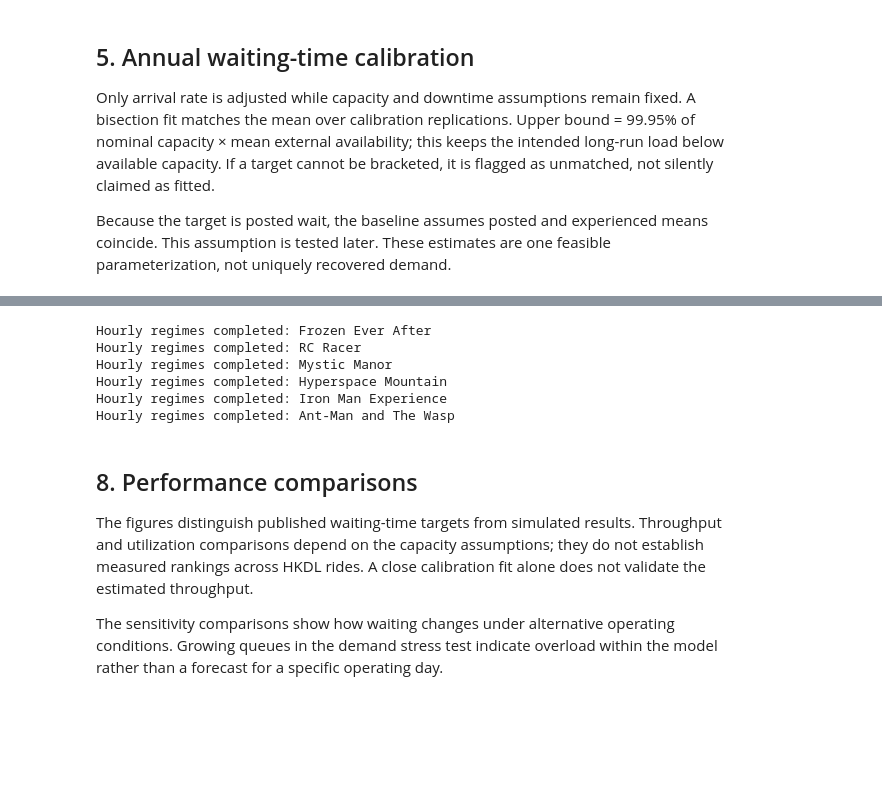
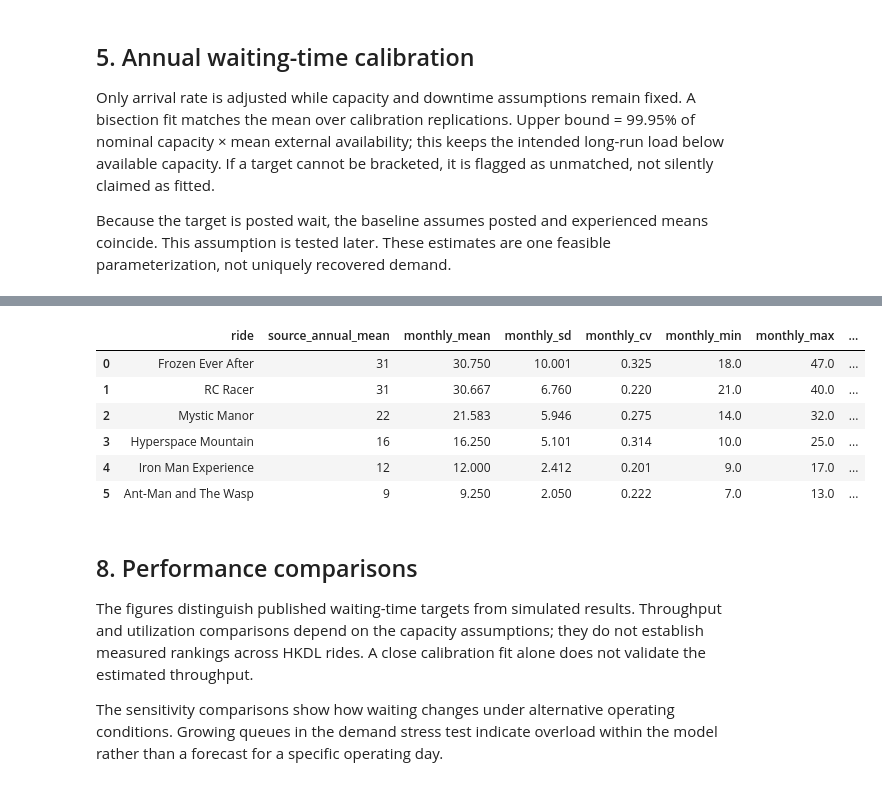
Before and after one commit to Jaey0un/hkdl-queue-simulation, a Jupyter notebook: output/six_ride_model/HKDL_Six_Ride_Model.ipynb, the cells around one changed output, grey strips where cells are left out. Drawn from its saved outputs; the diff is of its cells as text; code cells hidden in the pictures; blank space fills up the shorter version.

```diff
--- a/output/six_ride_model/HKDL_Six_Ride_Model.ipynb
+++ b/output/six_ride_model/HKDL_Six_Ride_Model.ipynb
@@ -338,25 +344,26 @@ Each of the 60 targets is fitted separately with the same ride-specific service
 # %%
-hour_rows=[]
-for i,row in enumerate(params.itertuples(index=False)):
-    for hour,target in zip(public['hours'],public['hourly'][i]):
-        rate,fit,ok=calibrate(row,target,seeds=CAL_SEEDS,steps=12)
-        hour_rows.append({'ride':row.ride,'hour':hour,'posted_target_min':target,'implied_arrival_ph':rate,'fit_wait_min':fit,'fit_ok':ok})
-    print('Hourly regimes completed:',row.ride,flush=True)
-hourly=pd.DataFrame(hour_rows)
-hourly.to_csv(OUT/'hourly_regime_calibration.csv',index=False)
-# Alternate posted/experienced wait ratio: all six, not a single ride.
-alt=[]
-for row in params.itertuples(index=False):
-    rate,fit,ok=calibrate(row,.8*row.posted_wait_target_min,seeds=CAL_SEEDS,steps=12)
-    alt.append({'ride':row.ride,'experienced_to_posted_ratio':.8,'target_min':.8*row.posted_wait_target_min,'arrival_ph':rate,'fit_wait_min':fit,'fit_ok':ok})
-pd.DataFrame(alt).to_csv(OUT/'wait_proxy_sensitivity.csv',index=False)
+months=np.asarray(public['monthly'],dtype=float)
+hours=np.asarray(public['hourly'],dtype=float)
+assert months.shape==(6,12) and hours.shape==(6,10)
+descriptive=pd.DataFrame({'ride':public['names'],'source_annual_mean':public['annual'],
+    'monthly_mean':months.mean(axis=1),'monthly_sd':months.std(axis=1,ddof=1),
+    'monthly_cv':months.std(axis=1,ddof=1)/months.mean(axis=1),
+    'monthly_min':months.min(axis=1),'monthly_max':months.max(axis=1),
+    'peak_hour':[public['hours'][i] for i in hours.argmax(axis=1)],
+    'peak_hour_wait':hours.max(axis=1),'wait_at_20':hours[:,-1]})
+descriptive.to_csv(OUT/'observed_wait_summary.csv',index=False)
+monthly_long=pd.DataFrame(months.T,index=range(1,13),columns=public['names'])
+monthly_long.index.name='month'
+monthly_long.to_csv(OUT/'verified_monthly_waits_2025.csv')
+display(descriptive.round(3))
 # %% [output]
-Hourly regimes completed: Frozen Ever After
-Hourly regimes completed: RC Racer
-Hourly regimes completed: Mystic Manor
-Hourly regimes completed: Hyperspace Mountain
-Hourly regimes completed: Iron Man Experience
-Hourly regimes completed: Ant-Man and The Wasp
+|  | ride | source_annual_mean | monthly_mean | monthly_sd | monthly_cv | monthly_min | monthly_max | ... |
+| 0 | Frozen Ever After | 31 | 30.750 | 10.001 | 0.325 | 18.0 | 47.0 | ... |
+| 1 | RC Racer | 31 | 30.667 | 6.760 | 0.220 | 21.0 | 40.0 | ... |
+| 2 | Mystic Manor | 22 | 21.583 | 5.946 | 0.275 | 14.0 | 32.0 | ... |
+| 3 | Hyperspace Mountain | 16 | 16.250 | 5.101 | 0.314 | 10.0 | 25.0 | ... |
+| 4 | Iron Man Experience | 12 | 12.000 | 2.412 | 0.201 | 9.0 | 17.0 | ... |
+| 5 | Ant-Man and The Wasp | 9 | 9.250 | 2.050 | 0.222 | 7.0 | 13.0 | ... |
 # %% [markdown]
 ## 8. Performance comparisons
 
```
Also changed, not shown: parts of 9 cells of this notebook, 12 other files.
